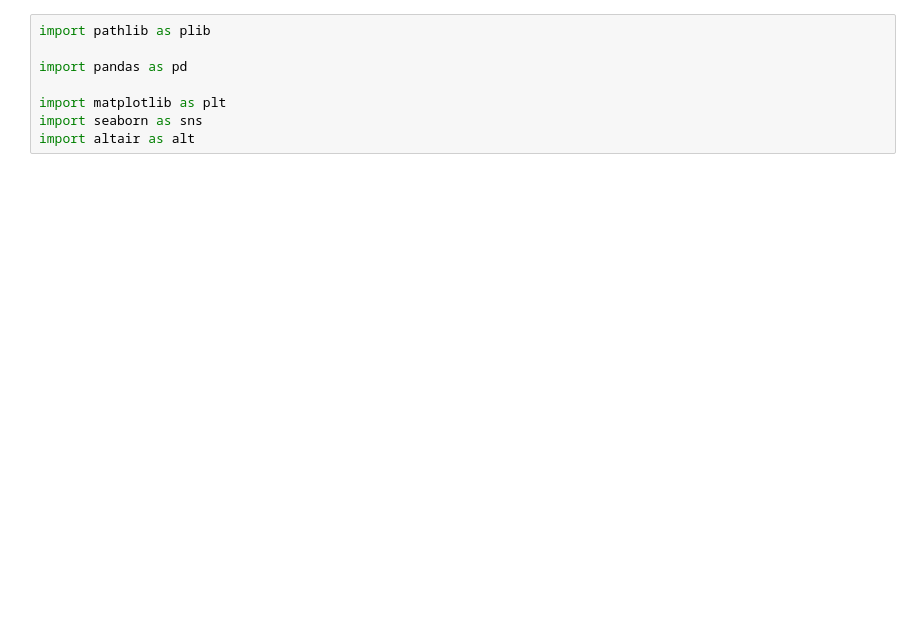
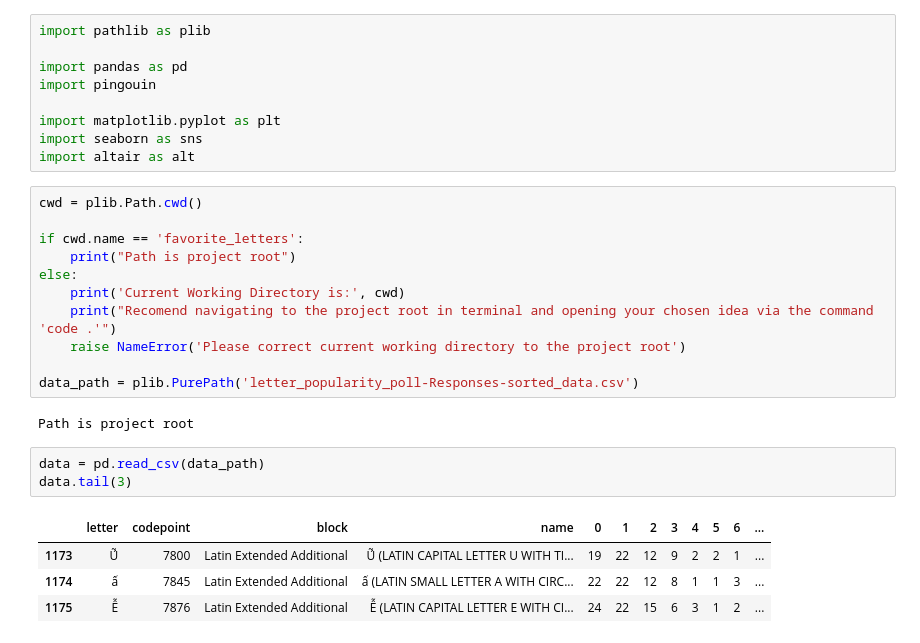
Before and after one commit to Nate-Sheibley/favorite_letters, a Jupyter notebook: favorite_letters.ipynb, the cells around one changed output. Saved outputs shown, nothing was run; the diff lists cells and outputs as text; blank space fills up the shorter version.

```diff
--- a/favorite_letters.ipynb
+++ b/favorite_letters.ipynb
@@ -22,7 +22,29 @@ Successfully installed MarkupSafe-3.0.2 altair-5.5.0 attrs-25.1.0 contourpy-1.3.
 import pathlib as plib
 
 import pandas as pd
+import pingouin
 
-import matplotlib as plt
+import matplotlib.pyplot as plt
 import seaborn as sns
 import altair as alt
+# %%
+cwd = plib.Path.cwd()
+
+if cwd.name == 'favorite_letters':
+    print("Path is project root")
+else:
+    print('Current Working Directory is:', cwd)
+    print("Recomend navigating to the project root in terminal and opening your chosen idea via the command 'code .'")
+    raise NameError('Please correct current working directory to the project root')
+
+data_path = plib.PurePath('letter_popularity_poll-Responses-sorted_data.csv')
+# %% [output]
+Path is project root
+# %%
+data = pd.read_csv(data_path)
+data.tail(3)
+# %% [output]
+|  | letter | codepoint | block | name | 0 | 1 | 2 | 3 | 4 | 5 | 6 | ... |
+| 1173 | Ṹ | 7800 | Latin Extended Additional | Ṹ (LATIN CAPITAL LETTER U WITH TI... | 19 | 22 | 12 | 9 | 2 | 2 | 1 | ... |
+| 1174 | ấ | 7845 | Latin Extended Additional | ấ (LATIN SMALL LETTER A WITH CIRC... | 22 | 22 | 12 | 8 | 1 | 1 | 3 | ... |
+| 1175 | Ễ | 7876 | Latin Extended Additional | Ễ (LATIN CAPITAL LETTER E WITH CI... | 24 | 22 | 15 | 6 | 3 | 1 | 2 | ... |
```
Also changed, not shown: parts of 11 cells of this notebook, 1 other file.
